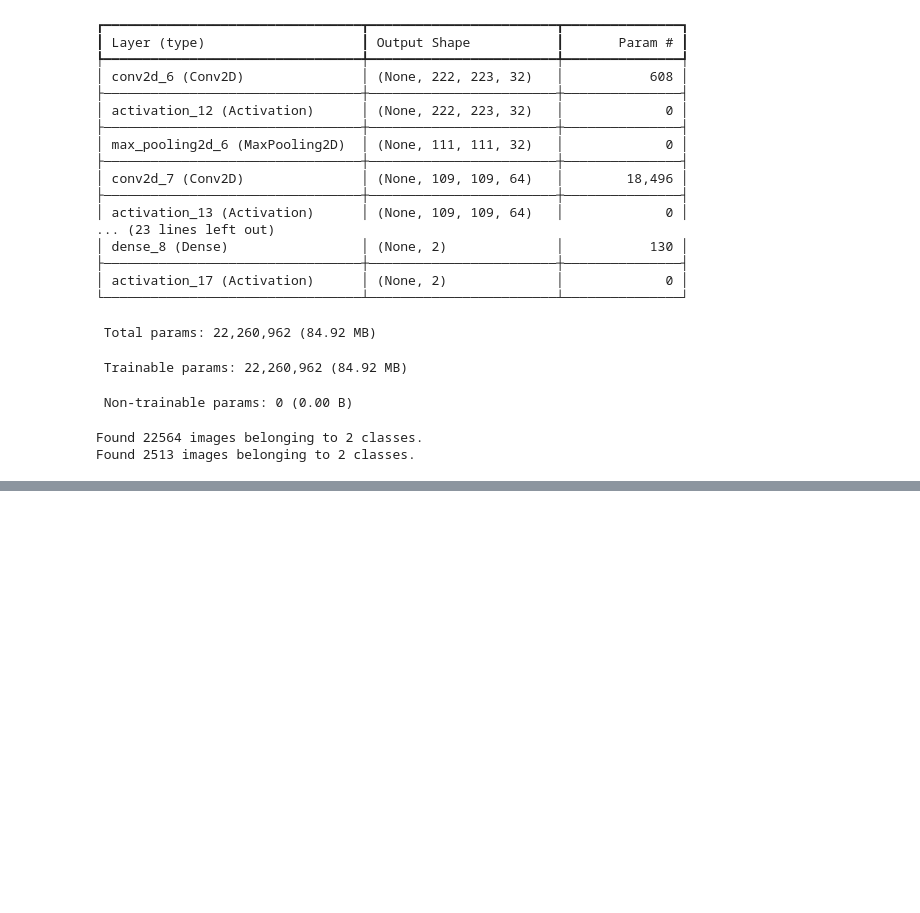
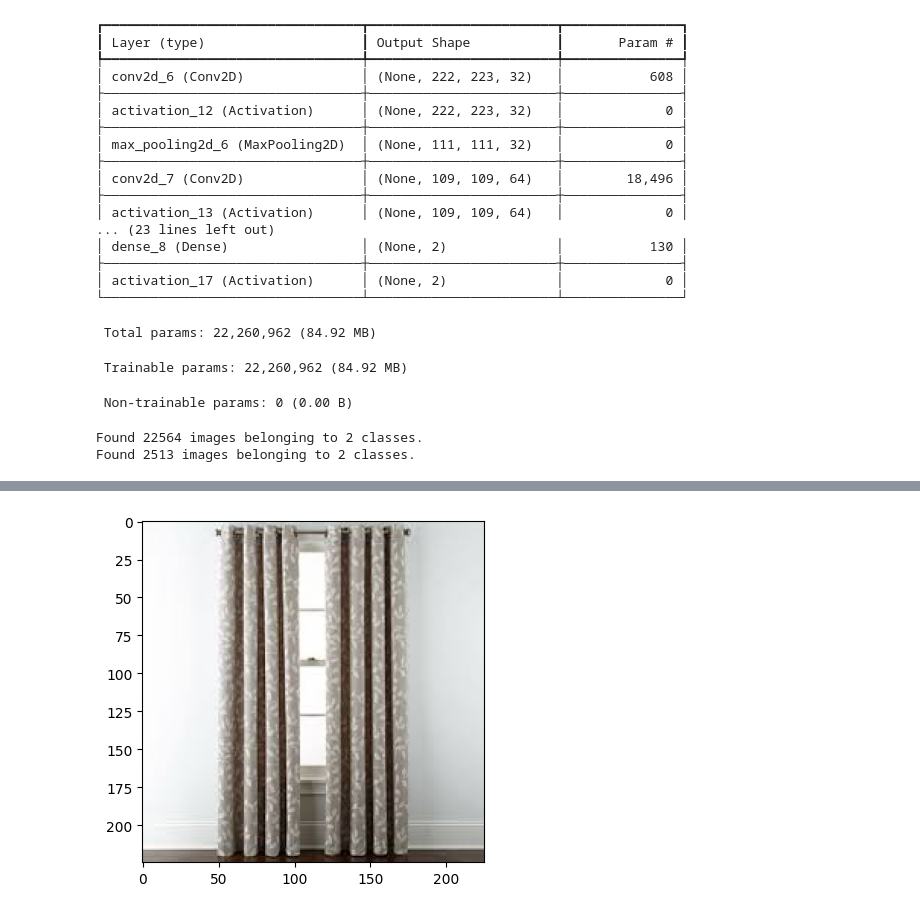
Before and after one commit to Aniket-79sci/Waste-Classification, a Jupyter notebook: wasteclasification.ipynb, the cells around one changed output, grey strips where cells are left out. Cells and saved outputs as stored; diff of their text form; code cells hidden in the pictures; blank space fills up the shorter version.

```diff
--- a/wasteclasification.ipynb
+++ b/wasteclasification.ipynb
@@ -266,0 +262,4 @@ The image shown is Organic Waste
+# %%
+test_img = cv2.imread('R_10038.jpg')
+predict_fun(test_img)
+# %% [output]
@@ -266,0 +268 @@ The image shown is Organic Waste
+[figure, added]
```
Also changed, not shown: parts of 7 cells of this notebook.
